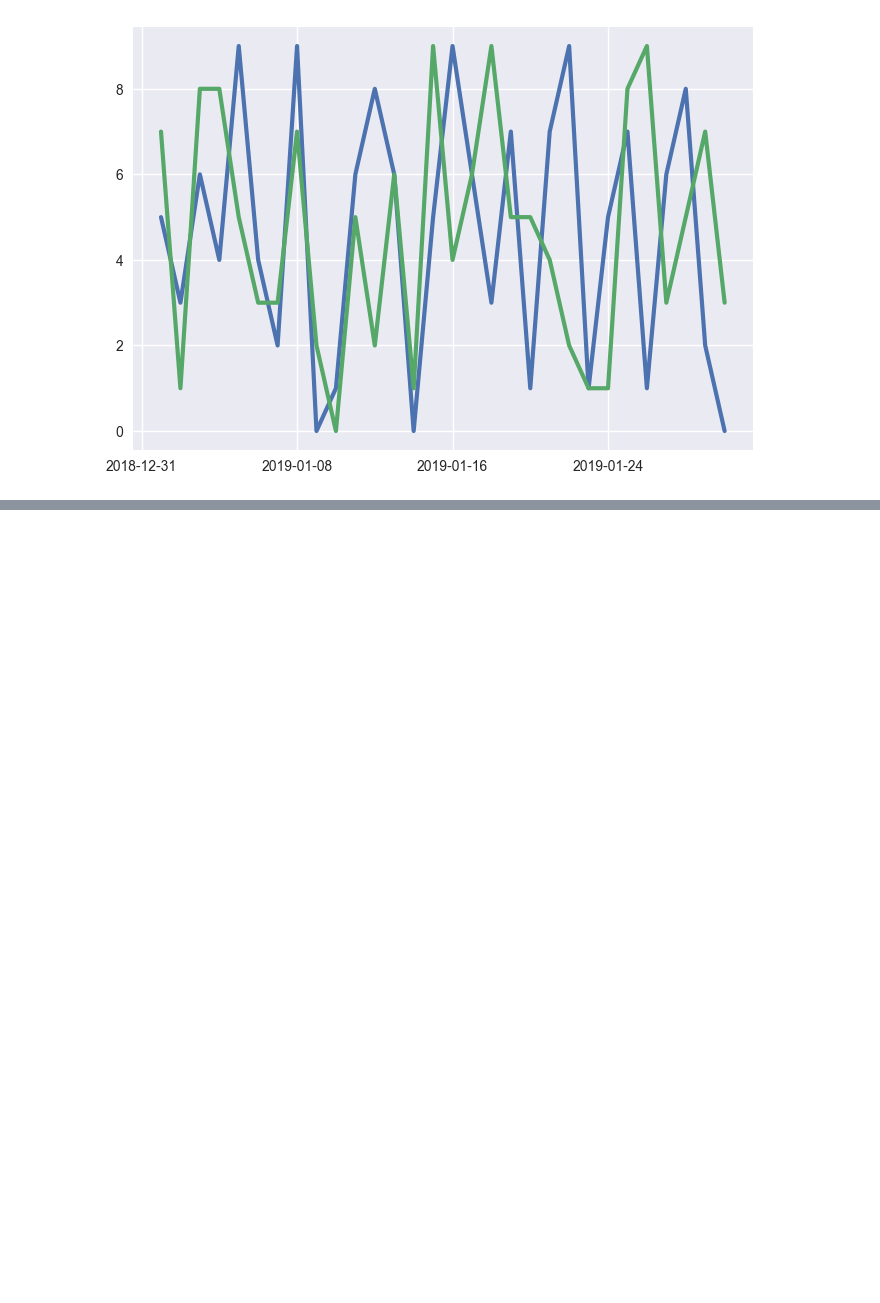
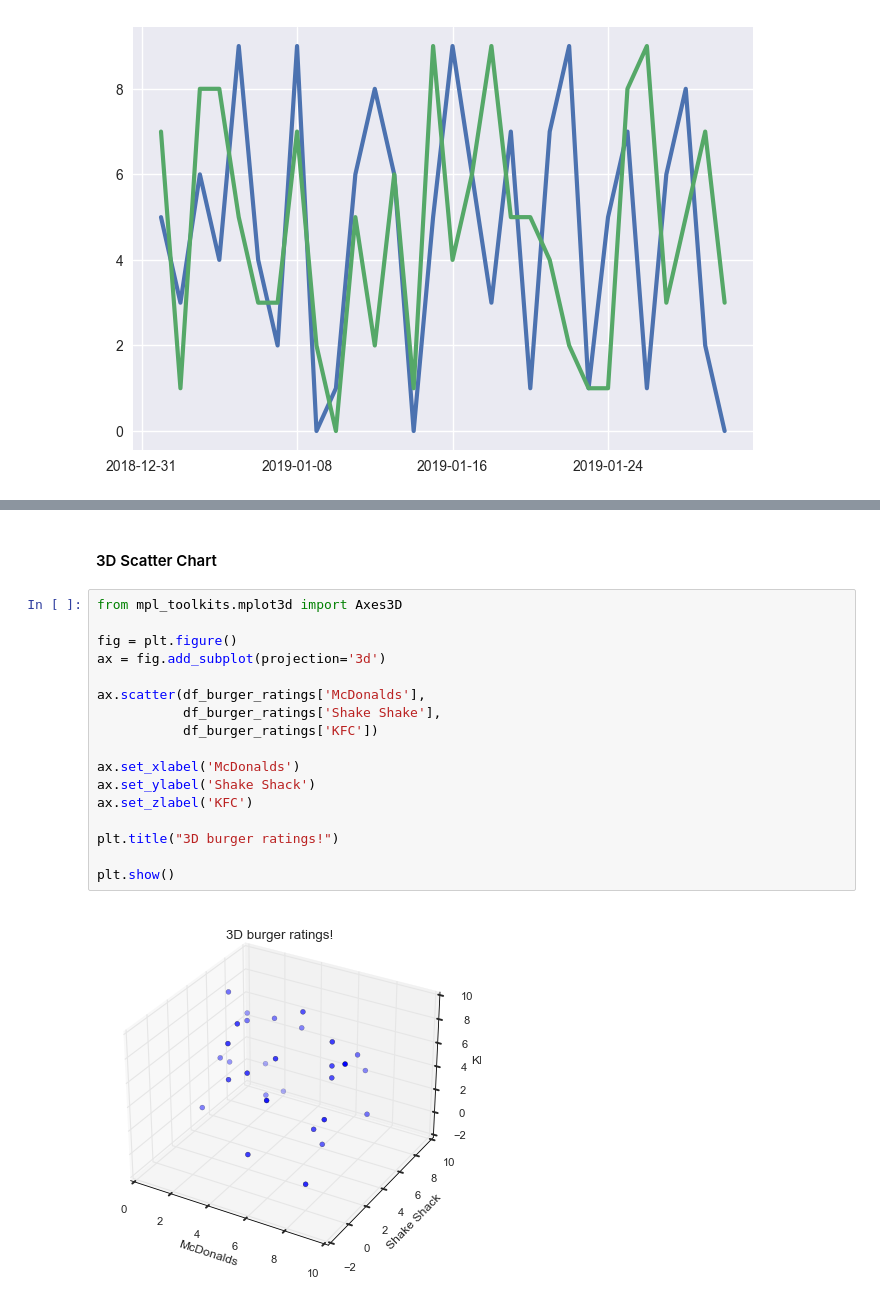
Before and after one commit to LukaLiegis/Pyhton-For-Finance-QMUL, a Jupyter notebook: Lecture_2.ipynb, the cells around one changed output, grey strips where cells are left out. Saved outputs shown, nothing was run; the diff lists cells and outputs as text; blank space fills up the shorter version.

```diff
--- a/Lecture_2.ipynb
+++ b/Lecture_2.ipynb
@@ -142,0 +223,21 @@ plt.show()
+# %% [markdown]
+#### 3D Scatter Chart
+# %%
+from mpl_toolkits.mplot3d import Axes3D
+
+fig = plt.figure()
+ax = fig.add_subplot(projection='3d')
+
+ax.scatter(df_burger_ratings['McDonalds'],
+           df_burger_ratings['Shake Shake'],
+           df_burger_ratings['KFC'])
+
+ax.set_xlabel('McDonalds')
+ax.set_ylabel('Shake Shack')
+ax.set_zlabel('KFC')
+
+plt.title("3D burger ratings!")
+
+plt.show()
+# %% [output]
+[figure, added]
```
Also changed, not shown: parts of 34 cells of this notebook, 1 other file.
